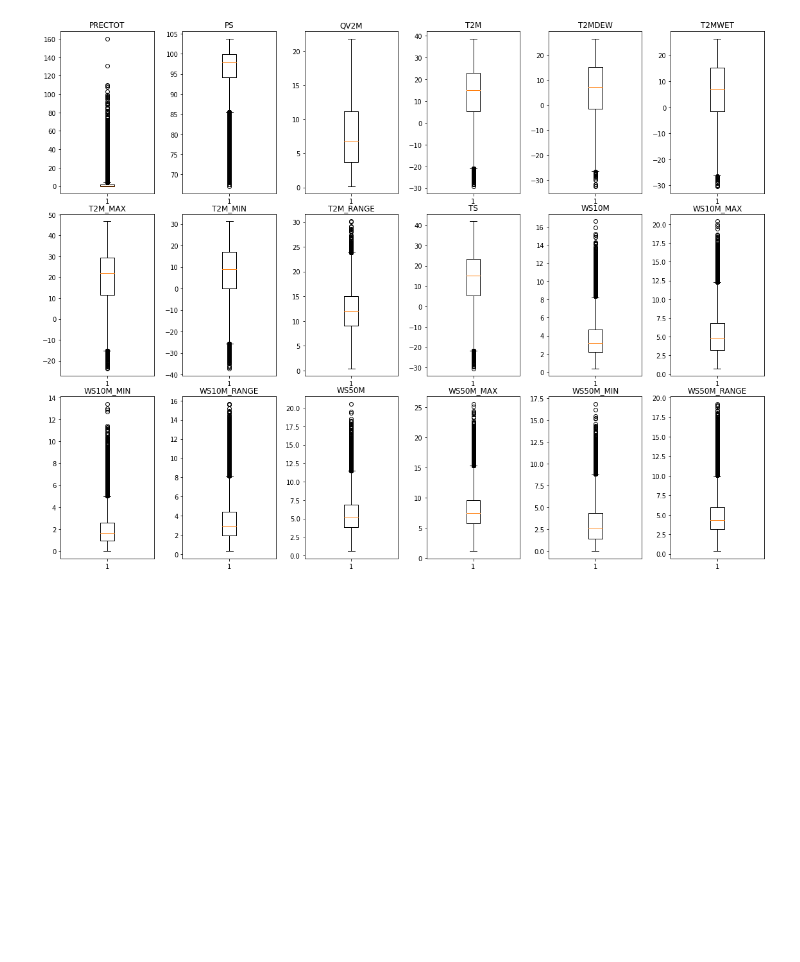
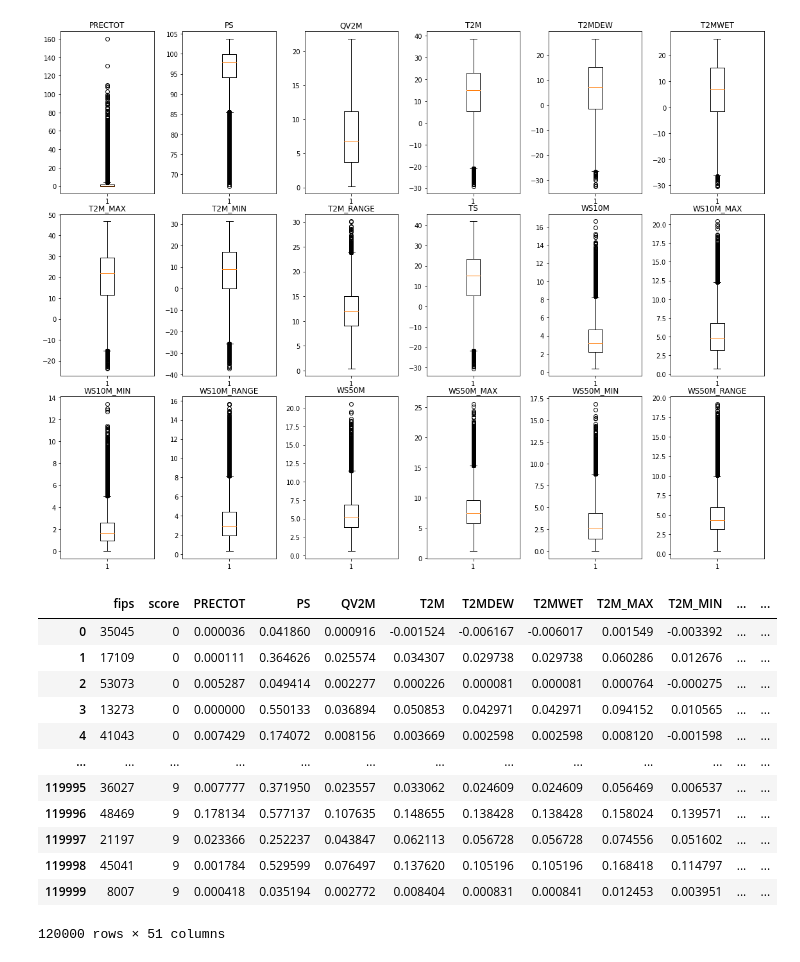
Before and after one commit to hsong1101/ADS-502-Project, a Jupyter notebook: analysis.ipynb, the cells around one changed output. Cells and saved outputs as stored; diff of their text form; code cells hidden in the pictures; blank space fills up the shorter version.

```diff
--- a/analysis.ipynb
+++ b/analysis.ipynb
@@ -164,6 +172,32 @@ for i in range(18):
 plt.show()
 # %% [output]
 [figure]
+# %%
+# Normalize Data
+from sklearn.preprocessing import Normalizer
+
+norm = Normalizer()
+# df = df.drop(columns='date')
+fips_score = df[['fips', 'score']]
+temp_df = df.drop(columns=['fips','score'])
+temp_df = norm.fit_transform(temp_df)
+temp_df = pd.DataFrame(temp_df, columns=df.drop(columns=['fips', 'score']).columns)
+# %%
+pd.concat([fips_score, temp_df], axis=1)
+# %% [output]
+|  | fips | score | PRECTOT | PS | QV2M | T2M | T2MDEW | T2MWET | T2M_MAX | T2M_MIN | ... | ... |
+| 0 | 35045 | 0 | 0.000036 | 0.041860 | 0.000916 | -0.001524 | -0.006167 | -0.006017 | 0.001549 | -0.003392 | ... | ... |
+| 1 | 17109 | 0 | 0.000111 | 0.364626 | 0.025574 | 0.034307 | 0.029738 | 0.029738 | 0.060286 | 0.012676 | ... | ... |
+| 2 | 53073 | 0 | 0.005287 | 0.049414 | 0.002277 | 0.000226 | 0.000081 | 0.000081 | 0.000764 | -0.000275 | ... | ... |
+| 3 | 13273 | 0 | 0.000000 | 0.550133 | 0.036894 | 0.050853 | 0.042971 | 0.042971 | 0.094152 | 0.010565 | ... | ... |
+| 4 | 41043 | 0 | 0.007429 | 0.174072 | 0.008156 | 0.003669 | 0.002598 | 0.002598 | 0.008120 | -0.001598 | ... | ... |
+| ... | ... | ... | ... | ... | ... | ... | ... | ... | ... | ... | ... | ... |
+| 119995 | 36027 | 9 | 0.007777 | 0.371950 | 0.023557 | 0.033062 | 0.024609 | 0.024609 | 0.056469 | 0.006537 | ... | ... |
+| 119996 | 48469 | 9 | 0.178134 | 0.577137 | 0.107635 | 0.148655 | 0.138428 | 0.138428 | 0.158024 | 0.139571 | ... | ... |
+| 119997 | 21197 | 9 | 0.023366 | 0.252237 | 0.043847 | 0.062113 | 0.056728 | 0.056728 | 0.074556 | 0.051602 | ... | ... |
+| 119998 | 45041 | 9 | 0.001784 | 0.529599 | 0.076497 | 0.137620 | 0.105196 | 0.105196 | 0.168418 | 0.114797 | ... | ... |
+| 119999 | 8007 | 9 | 0.000418 | 0.035194 | 0.002772 | 0.008404 | 0.000831 | 0.000841 | 0.012453 | 0.003951 | ... | ... |
+120000 rows × 51 columns
 # %%
 fig, ax = plt.subplots(1,1, figsize=(8, 8))
 im = ax.matshow(df.iloc[:, 2:].corr(), cmap='coolwarm')
```
Also changed, not shown: parts of 8 cells of this notebook.
